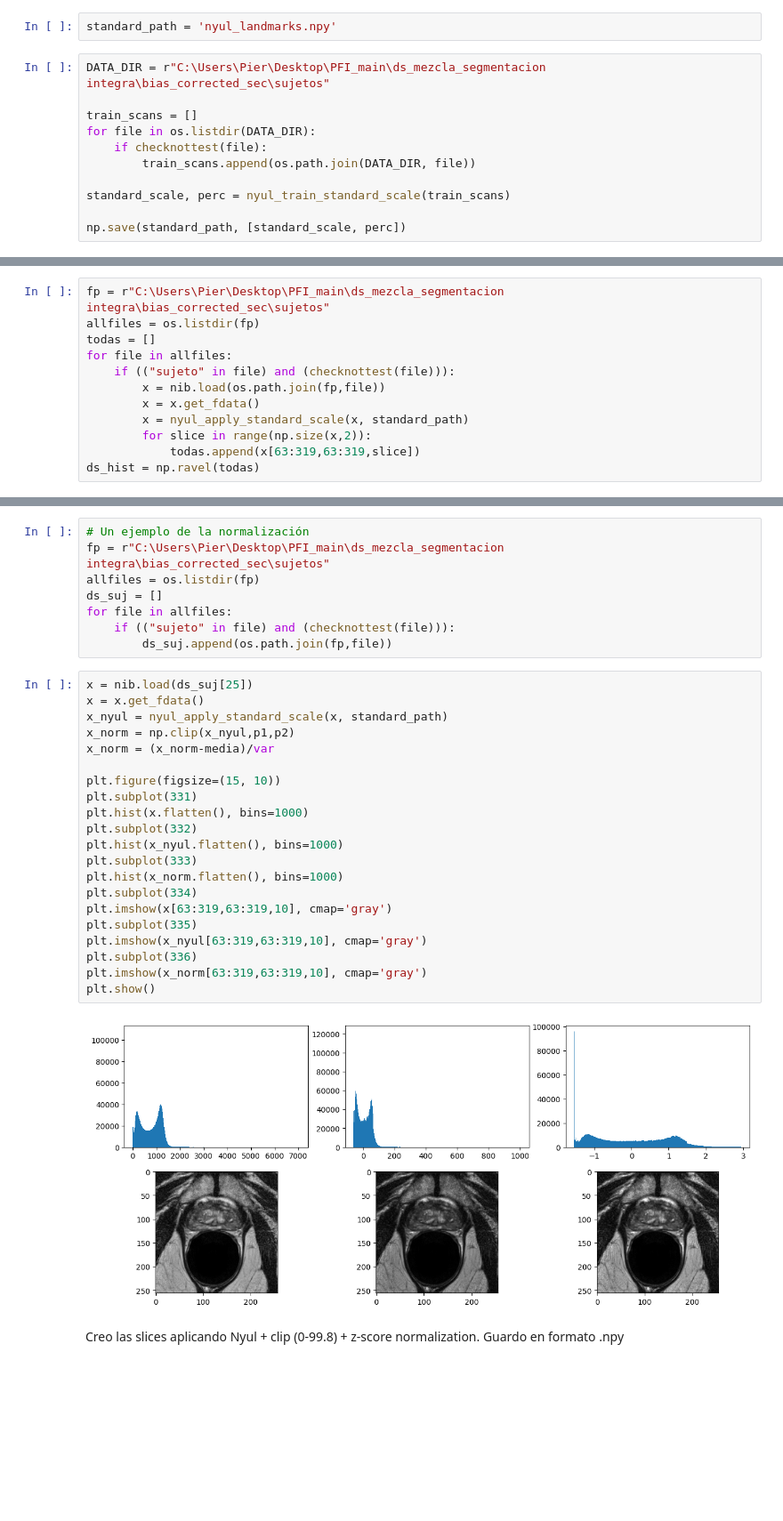
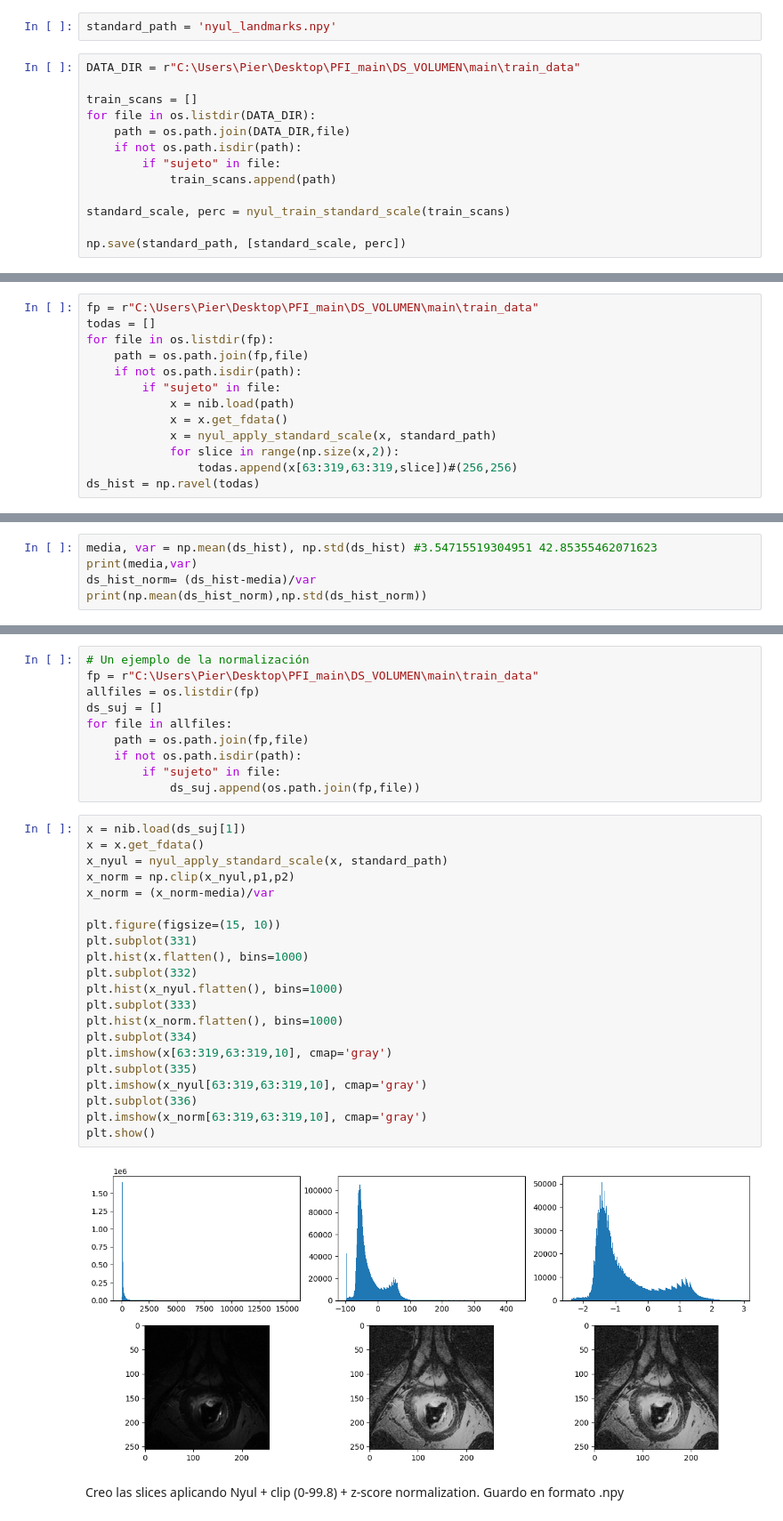
Before and after one commit to mpierangeli/PFI, a Jupyter notebook: main_dataset.ipynb, the cells around one changed output, grey strips where cells are left out. Shown at 89% size. Cells and saved outputs as stored; diff of their text form; blank space fills up the shorter version.

```diff
--- a/main_dataset.ipynb
+++ b/main_dataset.ipynb
@@ -198,12 +190,14 @@ De alguna forma simula una escala similar a la que se encuentra en CT.<br>
 # %%
 standard_path = 'nyul_landmarks.npy'
 # %%
-DATA_DIR = r"C:\Users\Pier\Desktop\PFI_main\ds_mezcla_segmentacion integra\bias_corrected_sec\sujetos"
+DATA_DIR = r"C:\Users\Pier\Desktop\PFI_main\DS_VOLUMEN\main\train_data"
 
 train_scans = []
 for file in os.listdir(DATA_DIR):
-    if checknottest(file):
-        train_scans.append(os.path.join(DATA_DIR, file))
+    path = os.path.join(DATA_DIR,file)
+    if not os.path.isdir(path):
+        if "sujeto" in file:
+            train_scans.append(path)
 
 standard_scale, perc = nyul_train_standard_scale(train_scans)
 
@@ -213,15 +225,16 @@ El siguiente paso es la z-normalization de todo el dataset (training+validation)
 Se obtienen la media y desviación estándar del conjunto y luego se aplica individualmente a cada imágen.
 # %%
-fp = r"C:\Users\Pier\Desktop\PFI_main\ds_mezcla_segmentacion integra\bias_corrected_sec\sujetos"
-allfiles = os.listdir(fp)
+fp = r"C:\Users\Pier\Desktop\PFI_main\DS_VOLUMEN\main\train_data"
 todas = []
-for file in allfiles:
-    if (("sujeto" in file) and (checknottest(file))):
-        x = nib.load(os.path.join(fp,file))
-        x = x.get_fdata()
-        x = nyul_apply_standard_scale(x, standard_path)
-        for slice in range(np.size(x,2)):
-            todas.append(x[63:319,63:319,slice])
+for file in os.listdir(fp):
+    path = os.path.join(fp,file)
+    if not os.path.isdir(path):
+        if "sujeto" in file:
+            x = nib.load(path)
+            x = x.get_fdata()
+            x = nyul_apply_standard_scale(x, standard_path)
+            for slice in range(np.size(x,2)):
+                todas.append(x[63:319,63:319,slice])#(256,256)
 ds_hist = np.ravel(todas)
 # %%
 print(ds_hist.shape,np.min(ds_hist),np.max(ds_hist),3*np.std(ds_hist))
@@ -239,0 +255,5 @@ print(np.mean(ds_hist_norm),np.std(ds_hist_norm))
+# %%
+media, var = np.mean(ds_hist), np.std(ds_hist) #3.54715519304951 42.85355462071623
+print(media,var)
+ds_hist_norm= (ds_hist-media)/var
+print(np.mean(ds_hist_norm),np.std(ds_hist_norm))
@@ -251,34 +274,36 @@ plt.show()
 # %%
 # Un ejemplo de la normalización
-fp = r"C:\Users\Pier\Desktop\PFI_main\ds_mezcla_segmentacion integra\bias_corrected_sec\sujetos"
+fp = r"C:\Users\Pier\Desktop\PFI_main\DS_VOLUMEN\main\train_data"
 allfiles = os.listdir(fp)
 ds_suj = []
 for file in allfiles:
-    if (("sujeto" in file) and (checknottest(file))):
-        ds_suj.append(os.path.join(fp,file))
+    path = os.path.join(fp,file)
+    if not os.path.isdir(path):
+        if "sujeto" in file:
+            ds_suj.append(os.path.join(fp,file))
 # %%
-x = nib.load(ds_suj[25])
+x = nib.load(ds_suj[1])
 x = x.get_fdata()
 x_nyul = nyul_apply_standard_scale(x, standard_path)
 x_norm = np.clip(x_nyul,p1,p2)
 x_norm = (x_norm-media)/var
 
 plt.figure(figsize=(15, 10))
 plt.subplot(331)
 plt.hist(x.flatten(), bins=1000)
 plt.subplot(332)
 plt.hist(x_nyul.flatten(), bins=1000)
 plt.subplot(333)
 plt.hist(x_norm.flatten(), bins=1000)
 plt.subplot(334)
 plt.imshow(x[63:319,63:319,10], cmap='gray')
 plt.subplot(335)
 plt.imshow(x_nyul[63:319,63:319,10], cmap='gray')
 plt.subplot(336)
 plt.imshow(x_norm[63:319,63:319,10], cmap='gray')
 plt.show()
 # %% [output]
-[figure, old version]
+[figure, new version]
 # %% [markdown]
 Creo las slices aplicando Nyul + clip (0-99.8) + z-score normalization. Guardo en formato .npy
 # %%
```
Also changed, not shown: parts of 15 cells of this notebook, 7 other files.
